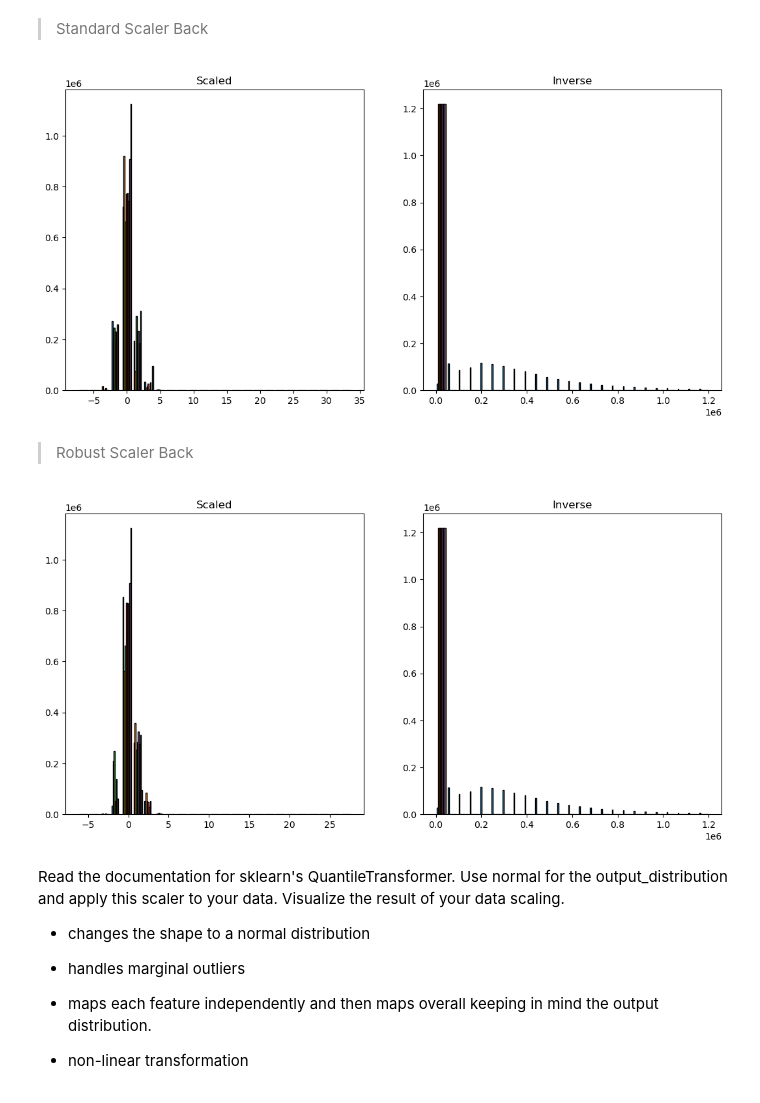
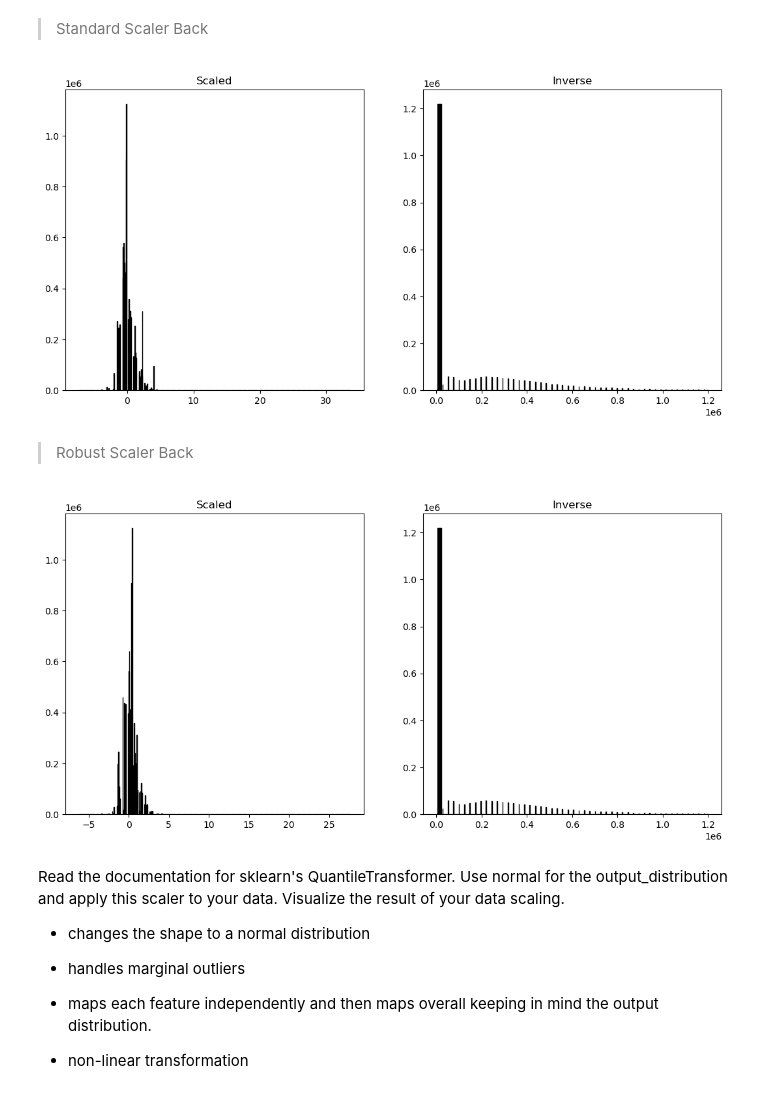
Before and after one commit to lewisalexia/regression-exercises, a Jupyter notebook: scaling.ipynb, the cells around one changed output. Saved outputs shown, nothing was run; the diff lists cells and outputs as text; code cells hidden in the pictures.

```diff
--- a/scaling.ipynb
+++ b/scaling.ipynb
@@ -119,17 +117,15 @@ standardscaler = sklearn.preprocessing.StandardScaler()
 
 standardscaler.fit(X_train)
 
-X_train_scaled_st = standardscaler.transform(X_train)
-X_validate_scaled_st = standardscaler.transform(X_validate)
-X_test_scaled_st = standardscaler.transform(X_test)
+X_train_scaled_st = pd.DataFrame(standardscaler.transform(X_train))
 
 # visualize
 plt.figure(figsize=(13, 6))
 plt.subplot(121)
-plt.hist(X_train, bins=25, ec='black')
+plt.hist(X_train, bins=50, ec='black')
 plt.title('Original')
 plt.subplot(122)
-plt.hist(X_train_scaled_st, bins=25, ec='black')
+plt.hist(X_train_scaled_st, bins=50, ec='black')
 plt.title('Scaled')
 plt.show()
 # %% [output]
@@ -180,16 +174,16 @@ plt.show()
 # %%
 standardscaler_back = standardscaler.inverse_transform(X_train_scaled_st)
 
 plt.figure(figsize=(13, 6))
 plt.subplot(121)
-plt.hist(X_train_scaled_st, bins=25, ec='black')
+plt.hist(X_train_scaled_st, bins=50, ec='black')
 plt.title('Scaled')
 plt.subplot(122)
-plt.hist(standardscaler_back, bins=25, ec='black')
+plt.hist(standardscaler_back, bins=50, ec='black')
 plt.title('Inverse')
 plt.show()
 # %% [output]
-[figure, old version]
+[figure, new version]
 # %% [markdown]
 > Robust Scaler Back
 # %%
@@ -197,14 +191,14 @@ robustscaler_back = robustscaler.inverse_transform(X_train_scaled_ro)
 
 plt.figure(figsize=(13, 6))
 plt.subplot(121)
-plt.hist(X_train_scaled_ro, bins=25, ec='black')
+plt.hist(X_train_scaled_ro, bins=50, ec='black')
 plt.title('Scaled')
 plt.subplot(122)
-plt.hist(robustscaler_back, bins=25, ec='black')
+plt.hist(robustscaler_back, bins=50, ec='black')
 plt.title('Inverse')
 plt.show()
 # %% [output]
-[figure, old version]
+[figure, new version]
 # %% [markdown]
 Read the documentation for sklearn's QuantileTransformer. Use normal for the output_distribution and apply this scaler to your data. Visualize the result of your data scaling.
 
```
Also changed, not shown: parts of 9 cells of this notebook.
